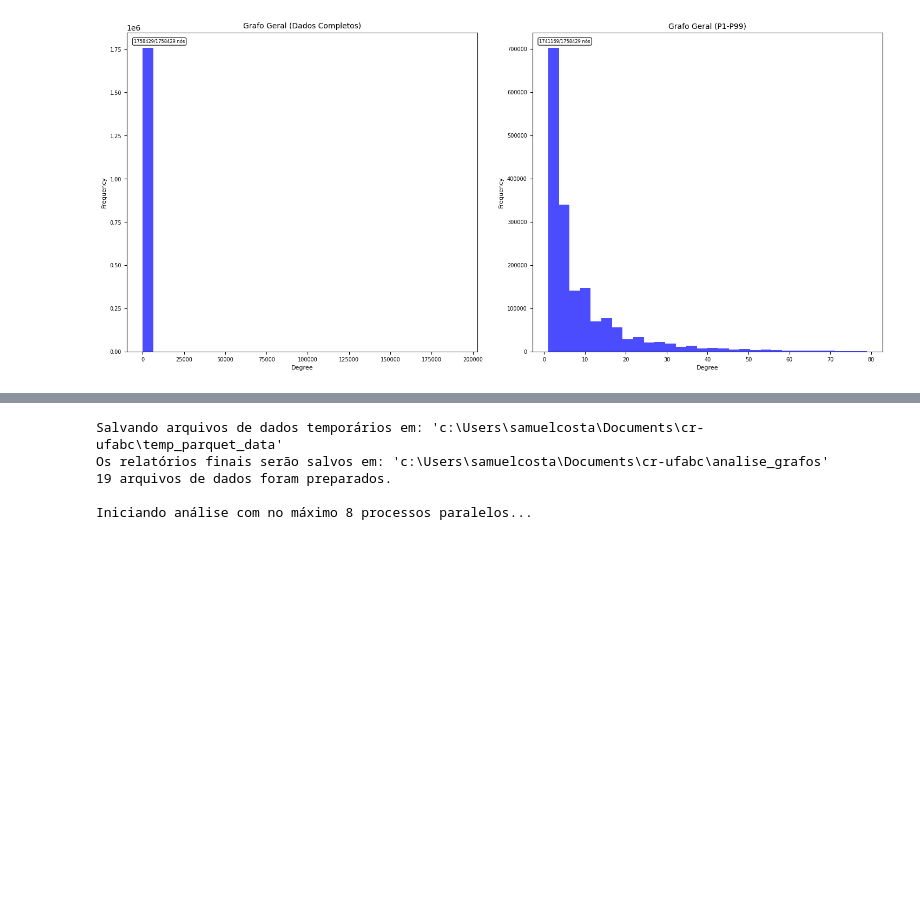
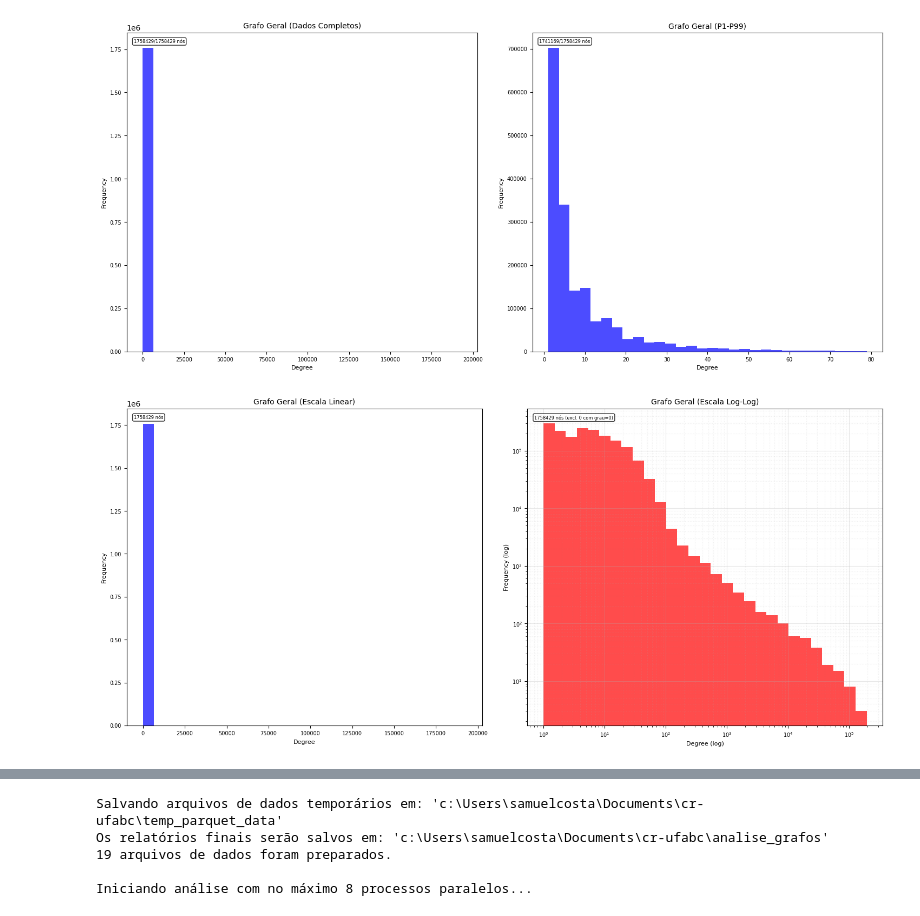
Before and after one commit to samuelc254/cr-ufabc, a Jupyter notebook: main.ipynb, the cells around one changed output, grey strips where cells are left out. Cells and saved outputs as stored; diff of their text form; code cells hidden in the pictures; blank space fills up the shorter version.

```diff
--- a/main.ipynb
+++ b/main.ipynb
@@ -168,3 +168,77 @@ plt.savefig(f"DB/degree_histogram_general{filename_suffix}.png", dpi=300, bbox_i
 plt.show()
 # %% [output]
 [figure]
+# %%
+# plota apenas o histograma do grafo geral de um lado do grid sem filtro de percentis e do lado direito com escala log-log
+fig, axs = plt.subplots(nrows=1, ncols=2, figsize=(15, 7))
+
+# Plota o histograma do grafo geral sem filtro de percentis (lado esquerdo)
+degree_sequence = sorted([d for n, d in graphs["Geral"].degree()], reverse=True)
+axs[0].hist(degree_sequence, bins=30, color="blue", alpha=0.7)
+axs[0].set_title("Grafo Geral (Escala Linear)", fontsize=10)
+axs[0].set_xlabel("Degree", fontsize=8)
+axs[0].set_ylabel("Frequency", fontsize=8)
+# Ajusta o tamanho da fonte dos números nos eixos
+axs[0].tick_params(axis="both", which="major", labelsize=7)
+# Adiciona informação sobre quantos dados foram filtrados
+total_nodes = len(degree_sequence)
+axs[0].text(0.02, 0.98, f"{total_nodes} nós", transform=axs[0].transAxes, fontsize=6,
+            verticalalignment="top", bbox=dict(boxstyle="round", facecolor="white", alpha=0.8))
+
+# Plota o histograma do grafo geral com escala log-log (lado direito)
+# Remove nós com grau zero para evitar problemas com log
+degree_sequence_nonzero = [d for d in degree_sequence if d > 0]
+
+# Cria bins em escala logarítmica
+min_degree = min(degree_sequence_nonzero)
+max_degree = max(degree_sequence_nonzero)
+log_bins = np.logspace(np.log10(min_degree), np.log10(max_degree), 30)
+
+# Plota o histograma com escala log-log
+counts, bins, patches = axs[1].hist(degree_sequence_nonzero, bins=log_bins, color="red", alpha=0.7)
+axs[1].set_xscale('log')
+axs[1].set_yscale('log')
+axs[1].set_title("Grafo Geral (Escala Log-Log)", fontsize=10)
+axs[1].set_xlabel("Degree (log)", fontsize=8)
+axs[1].set_ylabel("Frequency (log)", fontsize=8)
+
+# Ajusta o tamanho da fonte dos números nos eixos
+axs[1].tick_params(axis="both", which="major", labelsize=7)
+axs[1].tick_params(axis="both", which="minor", labelsize=6)
+
+# Adiciona grid para melhor visualização na escala log
+axs[1].grid(True, which="major", ls="-", alpha=0.3)
+axs[1].grid(True, which="minor", ls=":", alpha=0.2)
+
+# Adiciona informação sobre os dados
+nodes_nonzero = len(degree_sequence_nonzero)
+nodes_zero = total_nodes - nodes_nonzero
+axs[1].text(0.02, 0.98, f"{nodes_nonzero} nós (excl. {nodes_zero} com grau=0)",
+            transform=axs[1].transAxes, fontsize=6, verticalalignment="top",
+            bbox=dict(boxstyle="round", facecolor="white", alpha=0.8))
+
+# Ajusta automaticamente o espaçamento para evitar sobreposição
+plt.tight_layout(pad=2.0)
+
+# Salva o arquivo
+plt.savefig("hist/degree_histogram_general_linear_vs_loglog.png", dpi=300, bbox_inches="tight")
+plt.show()
+
+# Opcionalmente, calcula e exibe estatísticas para análise de power law
+print(f"\n=== Análise da Distribuição de Graus ===")
+print(f"Total de nós: {total_nodes:,}")
+print(f"Nós com grau > 0: {nodes_nonzero:,}")
+print(f"Nós com grau = 0: {nodes_zero:,}")
+print(f"Grau mínimo: {min(degree_sequence_nonzero)}")
+print(f"Grau máximo: {max(degree_sequence)}")
+print(f"Grau médio: {np.mean(degree_sequence):.2f}")
+print(f"Grau mediano: {np.median(degree_sequence):.2f}")
+
+# Calcula alguns percentis para análise
+percentiles = [50, 75, 90, 95, 99, 99.9]
+print(f"\nPercentis da distribuição de graus:")
+for p in percentiles:
+    value = np.percentile(degree_sequence, p)
+    print(f"P{p}: {value:.1f}")
+# %% [output]
+[figure, added]
```
Also changed, not shown: parts of 3 cells of this notebook, 1 other file.
